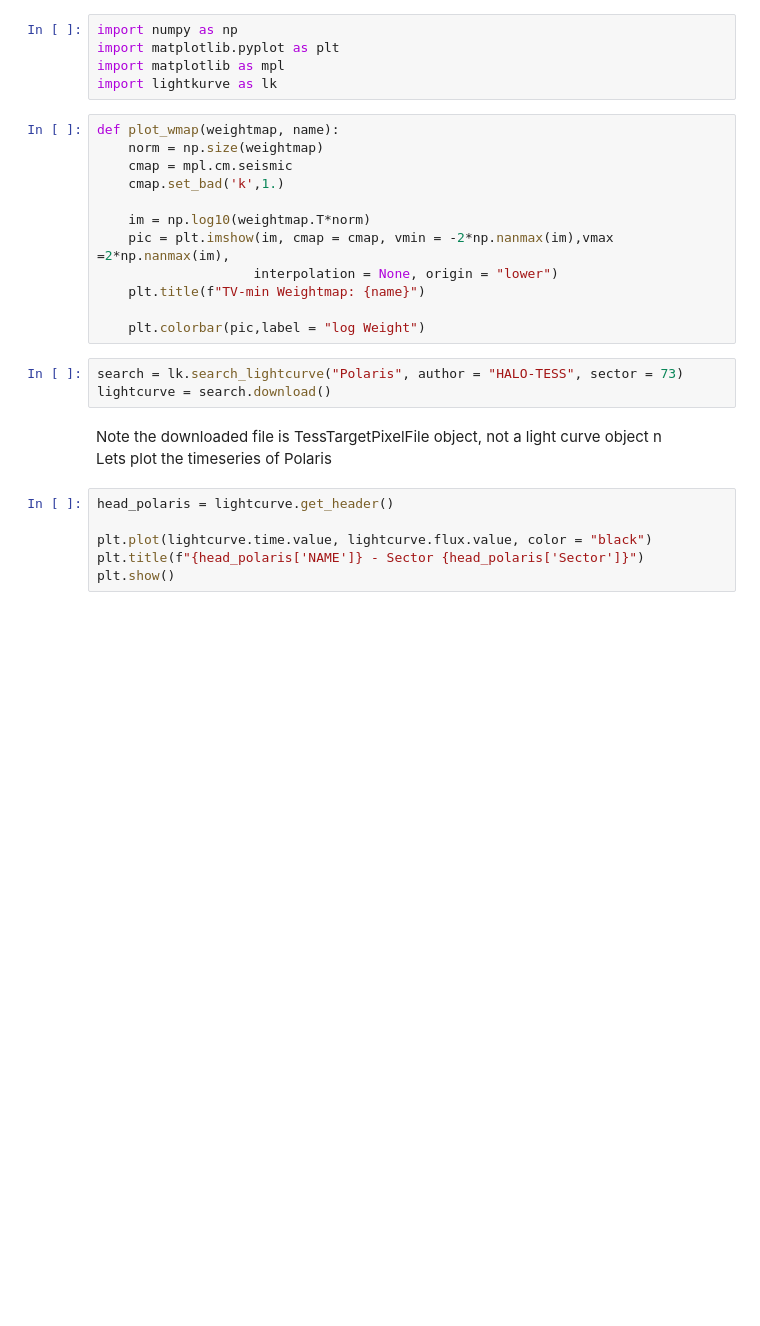
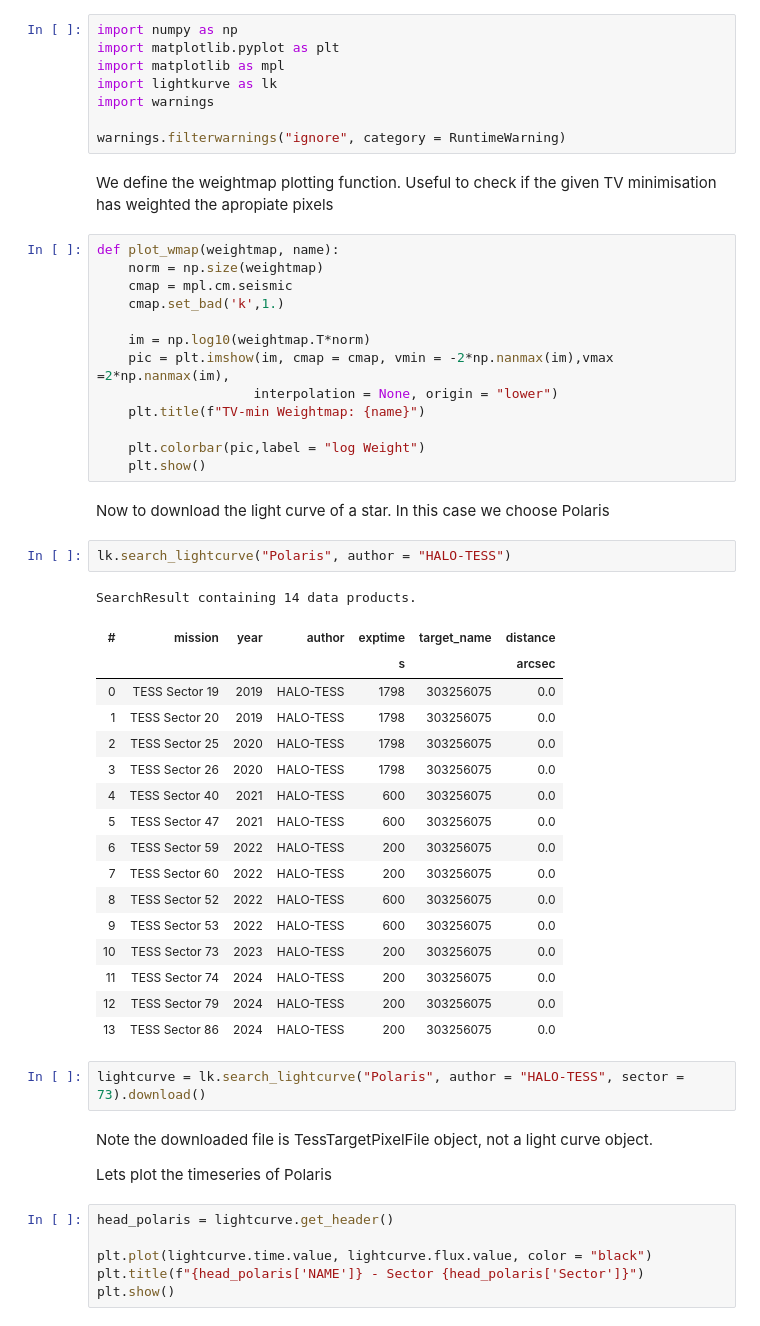
Before and after one commit to JonatanRudrasingam/TESS_halophot, a Jupyter notebook: Tutorial.ipynb, the cells around one changed output. Cells and saved outputs as stored; diff of their text form; blank space fills up the shorter version.

```diff
--- a/Tutorial.ipynb
+++ b/Tutorial.ipynb
@@ -3,6 +6,11 @@ import numpy as np
 import matplotlib.pyplot as plt
 import matplotlib as mpl
 import lightkurve as lk
+import warnings
+
+warnings.filterwarnings("ignore", category = RuntimeWarning)
+# %% [markdown]
+We define the weightmap plotting function. Useful to check if the given TV minimisation has weighted the apropiate pixels
 # %%
 def plot_wmap(weightmap, name):
     norm = np.size(weightmap)
@@ -15,12 +23,34 @@ def plot_wmap(weightmap, name):
     plt.title(f"TV-min Weightmap: {name}")
 
     plt.colorbar(pic,label = "log Weight")
+    plt.show()
+# %% [markdown]
+Now to download the light curve of a star. In this case we choose Polaris
+# %%
+lk.search_lightcurve("Polaris", author = "HALO-TESS")
+# %% [output]
+SearchResult containing 14 data products.
+| # | mission | year | author | exptime | target_name | distance |
+|  |  |  |  | s |  | arcsec |
+| 0 | TESS Sector 19 | 2019 | HALO-TESS | 1798 | 303256075 | 0.0 |
+| 1 | TESS Sector 20 | 2019 | HALO-TESS | 1798 | 303256075 | 0.0 |
+| 2 | TESS Sector 25 | 2020 | HALO-TESS | 1798 | 303256075 | 0.0 |
+| 3 | TESS Sector 26 | 2020 | HALO-TESS | 1798 | 303256075 | 0.0 |
+| 4 | TESS Sector 40 | 2021 | HALO-TESS | 600 | 303256075 | 0.0 |
+| 5 | TESS Sector 47 | 2021 | HALO-TESS | 600 | 303256075 | 0.0 |
+| 6 | TESS Sector 59 | 2022 | HALO-TESS | 200 | 303256075 | 0.0 |
+| 7 | TESS Sector 60 | 2022 | HALO-TESS | 200 | 303256075 | 0.0 |
+| 8 | TESS Sector 52 | 2022 | HALO-TESS | 600 | 303256075 | 0.0 |
+| 9 | TESS Sector 53 | 2022 | HALO-TESS | 600 | 303256075 | 0.0 |
+| 10 | TESS Sector 73 | 2023 | HALO-TESS | 200 | 303256075 | 0.0 |
+| 11 | TESS Sector 74 | 2024 | HALO-TESS | 200 | 303256075 | 0.0 |
+| 12 | TESS Sector 79 | 2024 | HALO-TESS | 200 | 303256075 | 0.0 |
+| 13 | TESS Sector 86 | 2024 | HALO-TESS | 200 | 303256075 | 0.0 |
 # %%
-search = lk.search_lightcurve("Polaris", author = "HALO-TESS", sector = 73)
-lightcurve = search.download()
+lightcurve = lk.search_lightcurve("Polaris", author = "HALO-TESS", sector = 73).download()
 # %% [markdown]
-Note the downloaded file is TessTargetPixelFile object, not a light curve object
-n\
+Note the downloaded file is TessTargetPixelFile object, not a light curve object.
+
 Lets plot the timeseries of Polaris
 # %%
 head_polaris = lightcurve.get_header()
```
Also changed, not shown: parts of 6 cells of this notebook.
